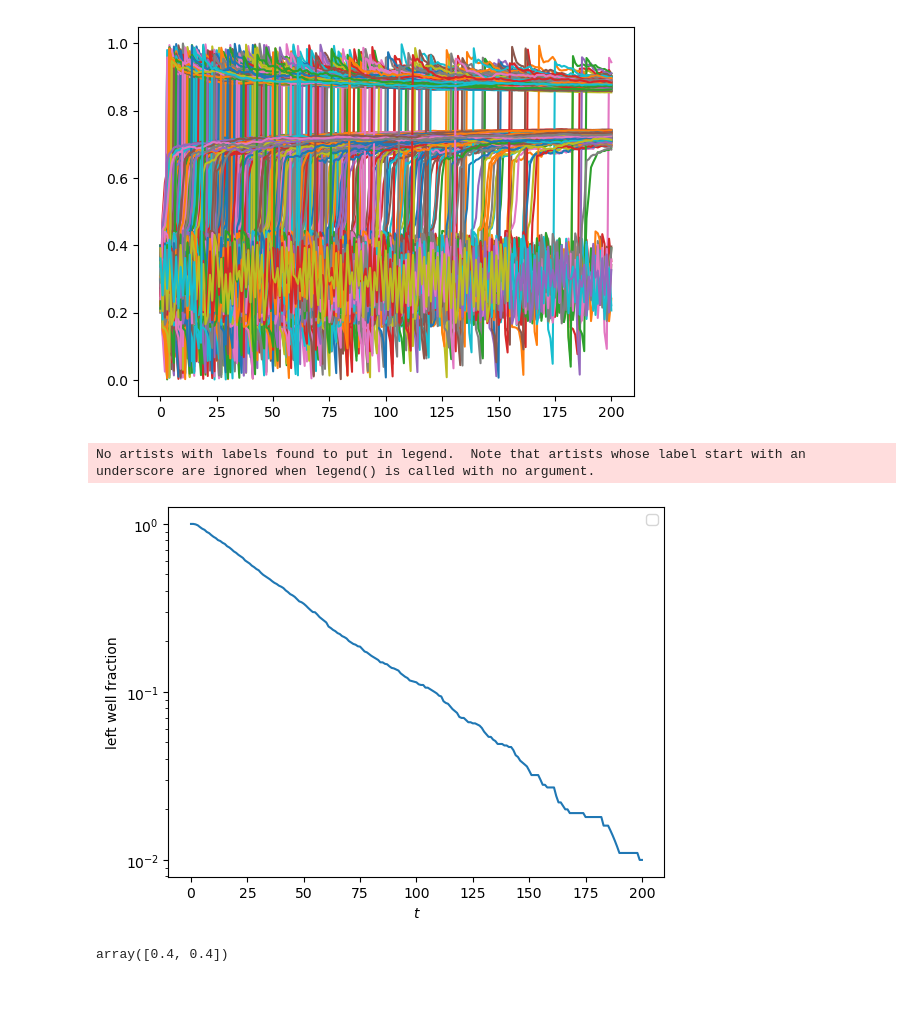
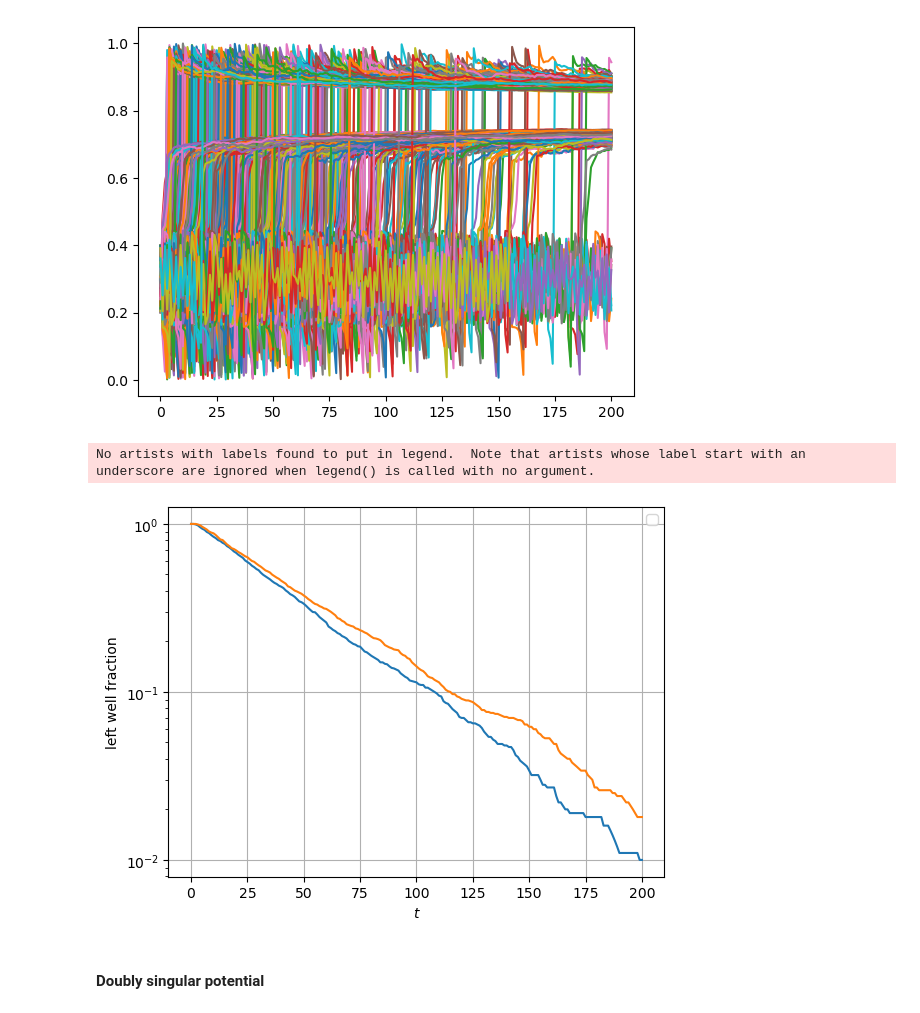
Before and after one commit to gcorlouer/sgd_on_singularities, a Jupyter notebook: experiments/FK_finite_volume.ipynb, the cells around one changed output. Saved outputs shown, nothing was run; the diff lists cells and outputs as text; code cells hidden in the pictures.

```diff
--- a/experiments/FK_finite_volume.ipynb
+++ b/experiments/FK_finite_volume.ipynb
@@ -404,11 +417,12 @@ Findings so far. The slope depends on:
 * Boundary conditions
 * nw and dt
 # %%
+pbc = False
 lr = .01
-dt = .1
-time = 50
+dt = 1
+time = 150
 nw = 500
-a = 2.0
+a = 2.1
 x, P = dict(), dict()
 ts = [2]
 zero_prob_left, zero_prob_right = True, True
@@ -418,7 +432,7 @@ for t in ts:
     wbarrier = (2*wmax_reg + wmax_sing)/3
     w_left, w_right = wmax_reg - 1, wmax_reg
 
-    q, x[t], P[t] = simulate(lr, dt, time, a, t, nw, w_left, w_right, zero_prob_left, zero_prob_right)
+    q, x[t], P[t] = simulate(lr, dt, time, a, t, nw, w_left, w_right, zero_prob_left, zero_prob_right, pbc)
 # %%
 fig, ax = plt.subplots()
 b = 20
@@ -754,8 +796,19 @@ grad_f2 = lambda w: 2.*n*np.pi*np.sin(2*np.pi*(w-w1))*(-np.cos(2*np.pi*(w-w1))+1
 f = lambda w: np.sqrt(f1(w)*f2(w))
 grad_f = lambda w: (f1(w)*grad_f2(w) + grad_f1(w)*f2(w))/(2.*f(w))
 
+# comparison to sympy
+w = sym.symbols('w')
+f_sym = sym.sqrt((1-sym.cos(2*sym.pi*(w-w0)))*(1-sym.cos(2*sym.pi*(w-w1)))**n)
+grad_f_sym = sym.diff(f_sym, w)
+
+f_sym = lambdify(w, f_sym)
+grad_f_sym = lambdify(w, grad_f_sym)
+
 plt.plot(ws, f(ws))
 plt.plot(ws, grad_f(ws))
+# sympy checks
+# plt.plot(ws, f_sym(ws))
+# plt.plot(ws, grad_f_sym(ws))
 plt.grid()
 plt.show()
 # %% [output]
@@ -774,7 +829,10 @@ grad_f2 = lambda w: 2.*n*np.pi*np.sin(2*np.pi*(w-w1))*(-np.cos(2*np.pi*(w-w1))+1
 f = lambda w: np.sqrt(f1(w)*f2(w))
 grad_f = lambda w: (f1(w)*grad_f2(w) + grad_f1(w)*f2(w))/(2.*f(w))
 
-def SGD_pbc_evolve(seed, nsteps):
+def pbc_evolve(seed, nsteps, update):
+    """
+    update: SGD or GDN
+    """
     std_e = 2
     lr = 0.01
     b = 200
@@ -783,7 +841,7 @@ def SGD_pbc_evolve(seed, nsteps):
     w_left, w_right = w0 - .1, w0 + .1
     w_init = state.uniform(w_left, w_right)
 
-    S = SGD(std_e, lr, f, grad_f, w_init, b, seed, pbc=True)
+    S = update(std_e, lr, f, grad_f, w_init, b, seed, pbc=True)
 
     S.evolve(nsteps)
 
@@ -791,5 +849,5 @@ def SGD_pbc_evolve(seed, nsteps):
 # %%
 nsteps = 200
 nseeds = 10**3
-sgd_data = [SGD_pbc_evolve(seed, nsteps) for seed in range(nseeds)]
-# gdn_data = [GDN_evolve(seed, nsteps) for seed in range(nseeds)]
+sgd_data = np.array([pbc_evolve(seed, nsteps, SGD) for seed in range(nseeds)])
+gdn_data = np.array([pbc_evolve(seed, nsteps, GDN) for seed in range(nseeds)])
@@ -810,23 +860,23 @@ plt.show()
 # %%
 a = 1.8
 wmax_reg = 0
 wmax_sing = 2*a
 wbarrier = .5
-sgd_reg = np.mean(filt_sgd_data < wbarrier, axis = 0)
-gdn_reg = np.mean(filt_gdn_data < wbarrier, axis = 0)
+sgd_reg = np.mean(np.array(sgd_data) < wbarrier, axis = 0)
+gdn_reg = np.mean(np.array(gdn_data) < wbarrier, axis = 0)
 
 fig, ax = plt.subplots()
 ax.plot(sgd_reg, '-')
+ax.plot(gdn_reg, '-')
 ax.set_yscale('log')
 plt.legend()
 plt.xlabel('$t$')
 plt.ylabel('left well fraction')
+plt.grid()
 plt.savefig('periodic.png', bbox_inches="tight", dpi=200)
 plt.show()
 # %% [output]
 No artists with labels found to put in legend.  Note that artists whose label start with an underscore are ignored when legend() is called with no argument.
-[figure, old version]
+[figure, new version]
-# %%
-np.array([3.4, -.6]) % 1.
-# %% [output]
-array([0.4, 0.4])
+# %% [markdown]
+#### Doubly singular potential
```
Also changed, not shown: parts of 25 cells of this notebook, 1 other file.
